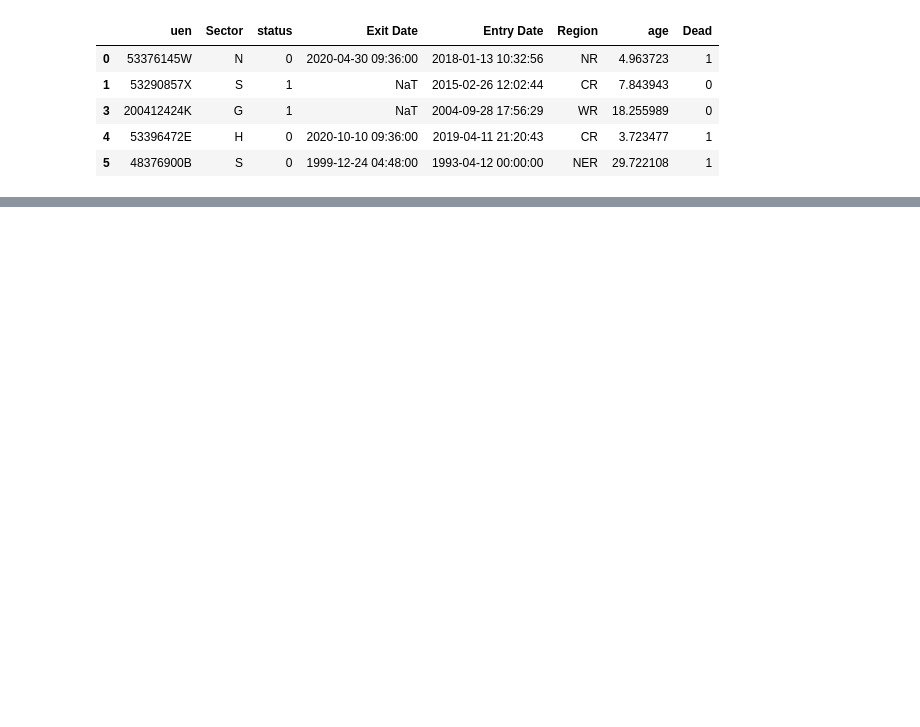
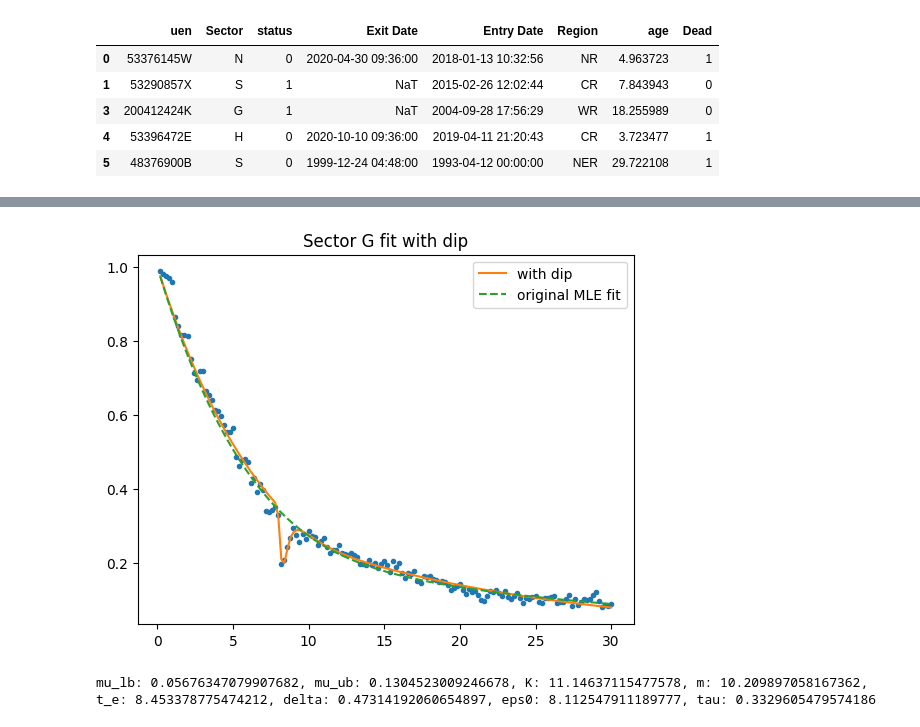
Before and after one commit to maxcyn/a-star, a Jupyter notebook: dip_model.ipynb, the cells around one changed output, grey strips where cells are left out. Saved outputs shown, nothing was run; the diff lists cells and outputs as text; code cells hidden in the pictures; blank space fills up the shorter version.

```diff
--- a/dip_model.ipynb
+++ b/dip_model.ipynb
@@ -58,0 +146,41 @@ NameError: name 'hill_survival_function' is not defined
+# %%
+import matplotlib.pyplot as plt
+from survival_analysis import obtain_survival_fractions, obtain_total_alive_count
+import numpy as np
+
+survival_fractions, ages = obtain_survival_fractions(df_analysis, 'Sector', 'G')
+totals, survivors = obtain_total_alive_count(df_analysis, 'Sector', 'G')
+# mu_lb, mu_ub, K, m, t_e, delta = fit_hill_with_dip(ages, survivors, totals, [0.18, 0.05, 6, 10, 7, 3]).x
+from scipy.optimize import minimize
+
+initial_guess = [0.18, 0.05, 6, 10, 7, 1, 8.0, 1.0]
+bounds = [
+    (0.01, 0.3),   # mu_ub
+    (1e-6, 0.3),   # mu_lb
+    (0.1, 30),     # K
+    (0.5, 100),    # m
+    (3, 15),       # t_e
+    (0.1, 8),      # delta
+    (0.01, 20),    # eps0
+    (0.1, 30)      # tau
+]
+result = minimize(lsq_hill_with_dip, initial_guess, args=(ages, survival_fractions), bounds=bounds)
+mu_ub, mu_lb, K, m, t_e, delta, eps0, tau = result.x
+
+
+plt.plot(ages, survival_fractions, 'o', markersize=3)
+plt.plot(ages, model_hill_with_dip(ages, mu_ub, mu_lb, K, m, t_e, delta, eps0, tau), label='with dip')
+plt.plot(ages, model_survival_curve_hill(ages, 0.13660027, 0.03574423, 12.39113424, 4.14356328), '--', label = 'original MLE fit')
+# plt.plot(ages, model_survival_curve_hill(ages, mu_ub, mu_lb, K, m), label='without dip')
+plt.title('Sector G fit with dip')
+plt.legend()
+plt.show()
+# %% [output]
+[figure, added]
+# %%
+print(f'mu_lb: {mu_lb}, mu_ub: {mu_ub}, K: {K}, m: {m}, t_e: {t_e}, delta: {delta}, eps0: {eps0}, tau: {tau}')
+
+# 0.13660027, 0.03574423, 12.39113424, 4.14356328
+# 0.05676347079907682 0.1304523009246678 11.14637115477578 10.209897058167362 8.453378775474212 0.47314192060654897 8.112547911189777 0.3329605479574186
+# %% [output]
+mu_lb: 0.05676347079907682, mu_ub: 0.1304523009246678, K: 11.14637115477578, m: 10.209897058167362, t_e: 8.453378775474212, delta: 0.47314192060654897, eps0: 8.112547911189777, tau: 0.3329605479574186
```
Also changed, not shown: parts of 5 cells of this notebook.
